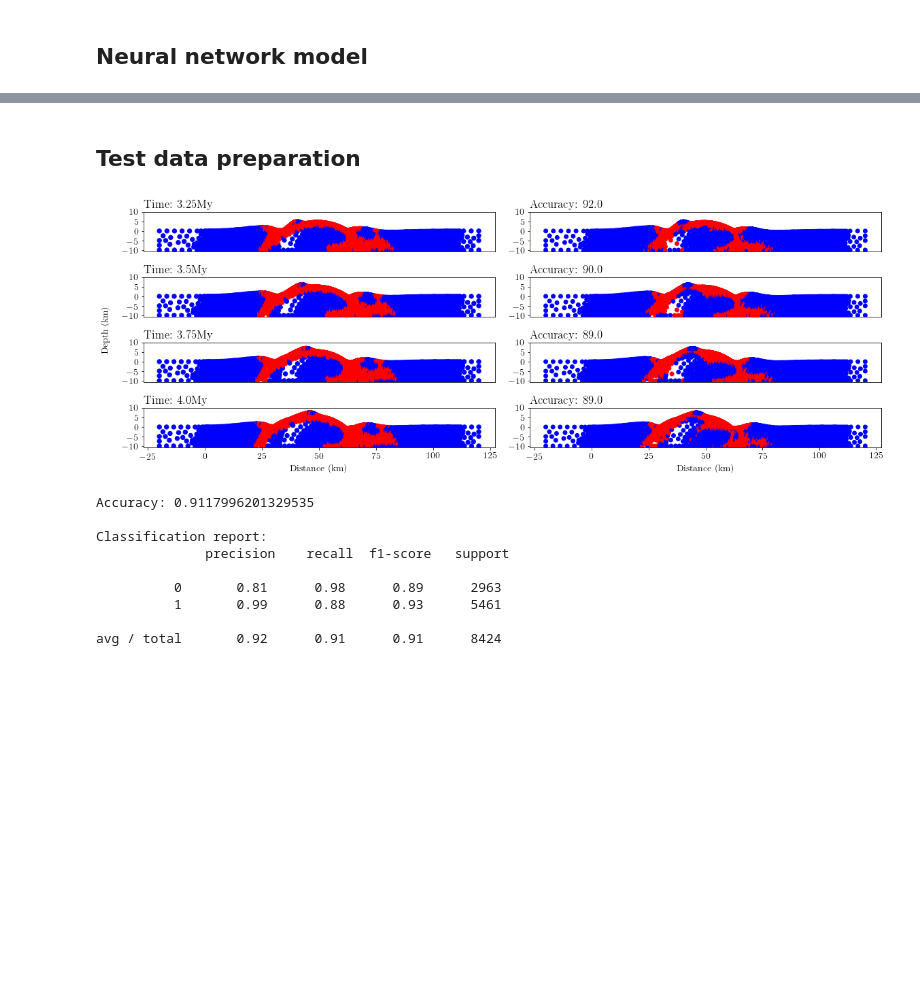
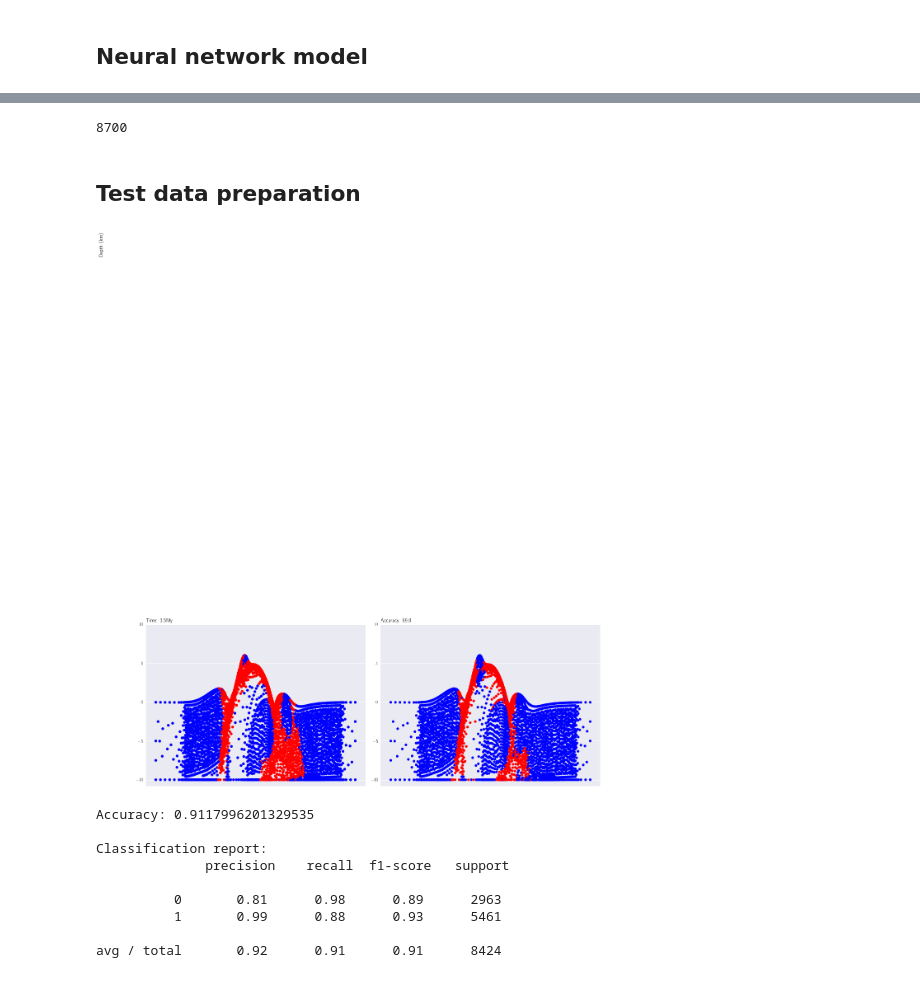
Before and after one commit to msahamed/predict_tectonic_deformation_machine_learning, a Jupyter notebook: build_model_neural_network.ipynb, the cells around one changed output, grey strips where cells are left out. Saved outputs shown, nothing was run; the diff lists cells and outputs as text; code cells hidden in the pictures; blank space fills up the shorter version.

Commit message:
Added ensemble NN

```diff
--- a/build_model_neural_network.ipynb
+++ b/build_model_neural_network.ipynb
@@ -210,0 +248,4 @@ Epoch 10/10
+# %%
+model = create_model(input_shape)
+base_models = [model]
+plot_model(model, to_file='model.png')
@@ -210,0 +261,3 @@ Epoch 10/10
+# %%
+stack = Create_ensemble(n_splits = 2, base_models = base_models)
+train_proba, test_proba = stack.predict(xtrain, ytrain, xtest)
@@ -210,0 +288,10 @@ Epoch 10/10
+# %%
+def repredict(y_pred):
+    length = (y_pred.shape)[0]
+    newpred = []
+    for i in range(length):
+        if y_pred[i, 1] >= 0.75:
+            newpred.append(1)
+        else:
+            newpred.append(0)
+    return newpred
@@ -211,54 +322,63 @@ Epoch 10/10
+# %%
+newpred_test = repredict(test_proba)
+# %%
+len(newpred_test)
+# len(ytest)
+# %% [output]
+8700
 # %% [markdown]
 ## Test data preparation
 # %%
-times = [325, 350, 375, 400]
+times = [350]
 fig = plt.figure(figsize = (16,6))
 
 for i, val  in enumerate(times):
 
-    file_name = "new_data/totoal."+ str(val) +".csv"
-    df_test = pd.read_csv(file_name)
-    df_test = df_test.drop_duplicates()
-    threshold = 0.15
-    df_test['plastic strain'] = np.where(df_test['plastic strain'] > threshold, 1,0)
-    xtest = df_test[feature_cols]
-    ytest = df_test['plastic strain']
-    scale = mms[0]
-    xtest = scale.fit_transform(xtest)
-    ypred = np.argmax(deviatoric.model.predict(xtest), axis = 1)
-    acc = accuracy_score(ytest, ypred)
+#     file_name = "new_data/totoal."+ str(val) +".csv"
+#     df_test = pd.read_csv(file_name)
+#     df_test = df_test.drop_duplicates()
+#     threshold = 0.15
+#     df_test['plastic strain'] = np.where(df_test['plastic strain'] > threshold, 1,0)
+#     xtest = df_test[feature_cols]
+#     ytest = df_test['plastic strain']
+#     scale = mms[0]
+#     xtest = scale.fit_transform(xtest)
+#     ypred = np.argmax(deviatoric.model.predict(xtest), axis = 1)
+    acc = accuracy_score(ytest, newpred_test)
 
     ## Plot figure
-    plt.subplot(4,2, (i+(i+1)))
+    plt.subplot(1,2, (i+(i+1)))
     plt.scatter(x = df_test['coordinate:0']/1e3, y= df_test['coordinate:1']/1e3,
                 c = df_test['plastic strain'], vmin=0, vmax=1, s = 40 , cmap='bwr')
     plt.title('Time: ' + str(val/100.0)+'My', loc='left')
     plt.yticks([10, 5, 0, -5, -10])
     if (i+2) == 5:
         plt.xticks([-25, 0, 25, 50, 75, 100, 125])
         plt.xlabel('Distance (km)')
     else:
         plt.xticks([])
 
 
-    plt.subplot(4,2,(i+(i+2)))
-    plt.scatter(df_test['coordinate:0']/1e3, y= df_test['coordinate:1']/1e3, c = ypred,
-                vmin=0, vmax=1, s=35, cmap='bwr')
+    plt.subplot(1,2,(i+(i+2)))
+    plt.scatter(df_test['coordinate:0']/1e3, y= df_test['coordinate:1']/1e3,\
+                c = newpred_test,\
+                vmin = 0, vmax = 1, s = 35, cmap = 'bwr')
+
     plt.title('Accuracy: '+ str(round(acc, 2)*100) + '%', loc='left')
     plt.yticks([10, 5, 0, -5, -10])
 
     if (i+2) == 5:
         plt.xticks([-25, 0, 25, 50, 75, 100, 125])
         plt.xlabel('Distance (km)')
     else:
         plt.xticks([])
 
 plt.text(-215, 60, 'Depth (km)', rotation=90)
 plt.tight_layout()
 fig.savefig('original_vs_predicted.png')
 plt.show()
 # %% [output]
-[figure, old version]
+[figure, new version]
 # %%
 ytest = df_test['plastic strain']
 print('Accuracy: {}\n'.format(accuracy_score(ytest, ypred)))
```
Also changed, not shown: parts of 19 cells of this notebook, 2 other files.
